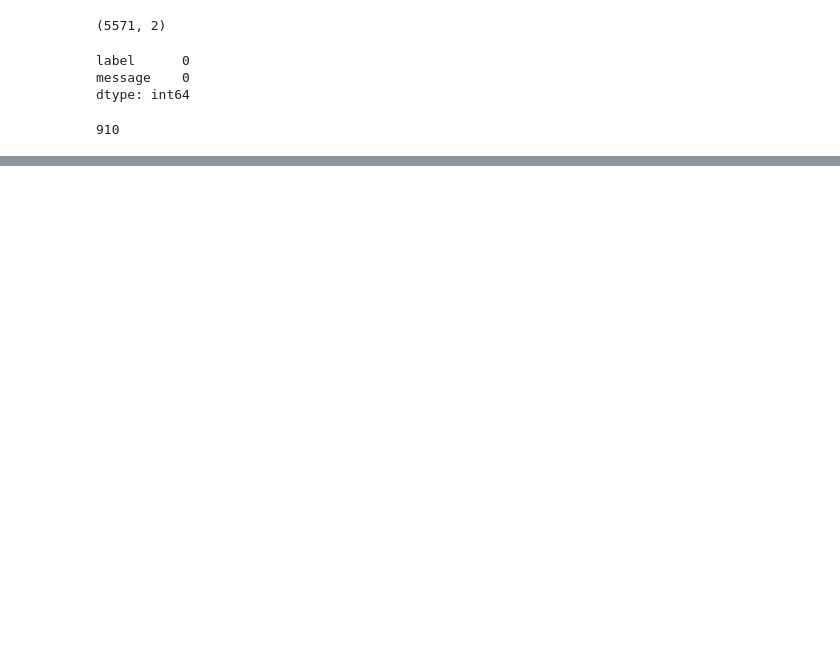
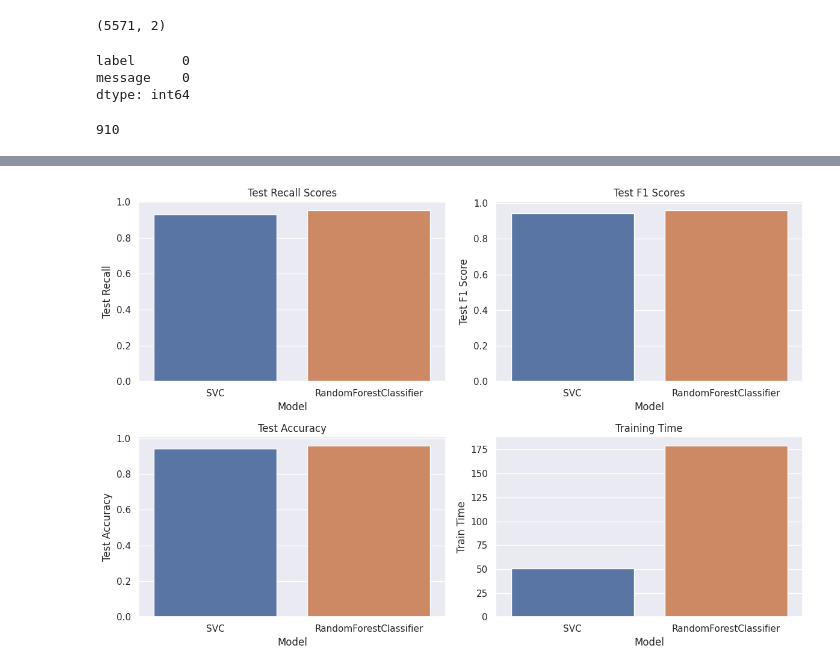
Before and after one commit to data-IA-2022/Challenge-ML, a Jupyter notebook: Dev_IA_Challenge_ML.ipynb, the cells around one changed output, grey strips where cells are left out. Cells and saved outputs as stored; diff of their text form; code cells hidden in the pictures; blank space fills up the shorter version.

```diff
--- a/Dev_IA_Challenge_ML.ipynb
+++ b/Dev_IA_Challenge_ML.ipynb
@@ -63,0 +129,81 @@ max(df.message.apply(len))
+# %%
+# Split the dataset into training and testing sets
+X = df['message']
+y = df['label']
+X_train, X_test, y_train, y_test = train_test_split(X, y, test_size=0.2, random_state=42)
+
+# Create a pipeline with TfidfVectorizer and classifiers (SVC and Random Forest)
+pipeline = Pipeline([
+    ('vectorizer', TfidfVectorizer(stop_words='english')),
+    ('classifier', SVC())  # Start with SVC
+])
+
+# Define the hyperparameters to tune
+parameters = [
+    {
+        'vectorizer__max_features': [1000, 2000, 3000],
+        'vectorizer__ngram_range': [(1, 1), (1, 2)],
+        'classifier': [SVC()],
+        'classifier__C': [1, 10, 100],
+        'classifier__gamma': [0.1, 0.01, 0.001]
+    },
+    {
+        'vectorizer__max_features': [1000, 2000, 3000],
+        'vectorizer__ngram_range': [(1, 1), (1, 2)],
+        'classifier': [RandomForestClassifier()],
+        'classifier__n_estimators': [100, 200, 300],
+        'classifier__max_depth': [None, 5, 10]
+    }
+]
+
+# Define a list to store the results for each model
+results = []
+
+# Perform GridSearchCV for each set of hyperparameters
+for params in parameters:
+    grid_search = GridSearchCV(pipeline, params, cv=5, n_jobs=-1, scoring='recall')
+    start_time = time.time()
+    grid_search.fit(X_train, y_train)
+    end_time = time.time()
+    train_time = end_time - start_time
+
+    # Make predictions on the test set
+    y_pred = grid_search.predict(X_test)
+
+    # Calculate evaluation metrics
+    train_recall = recall_score(y_train, grid_search.predict(X_train), pos_label='spam')
+    test_recall = recall_score(y_test, y_pred, pos_label='spam', average='binary')
+    test_f1 = f1_score(y_test, y_pred, pos_label='spam', average='binary')
+    test_accuracy = accuracy_score(y_test, y_pred)
+
+    # Store the results in a dictionary
+    result = {
+        'Model': grid_search.best_estimator_.named_steps['classifier'].__class__.__name__,
+        'Train Recall': train_recall,
+        'Test Recall': test_recall,
+        'Test F1 Score': test_f1,
+        'Test Accuracy': test_accuracy,
+        'Train Time': train_time
+    }
+    results.append(result)
+
+# Create a DataFrame from the results
+results_df = pd.DataFrame(results)
+
+# Plot bar plots for metrics and training time
+plt.figure(figsize=(12, 8))
+plt.subplot(2, 2, 1)
+sns.barplot(data=results_df, x='Model', y='Test Recall')
+plt.title('Test Recall Scores')
+plt.subplot(2, 2, 2)
+sns.barplot(data=results_df, x='Model', y='Test F1 Score')
+plt.title('Test F1 Scores')
+plt.subplot(2, 2, 3)
+sns.barplot(data=results_df, x='Model', y='Test Accuracy')
+plt.title('Test Accuracy')
+plt.subplot(2, 2, 4)
+sns.barplot(data=results_df, x='Model', y='Train Time')
+plt.title('Training Time')
+plt.tight_layout()
+plt.show()
+# %% [output]
@@ -63,0 +216 @@ max(df.message.apply(len))
+[figure, added]
```
Also changed, not shown: parts of 14 cells of this notebook.
